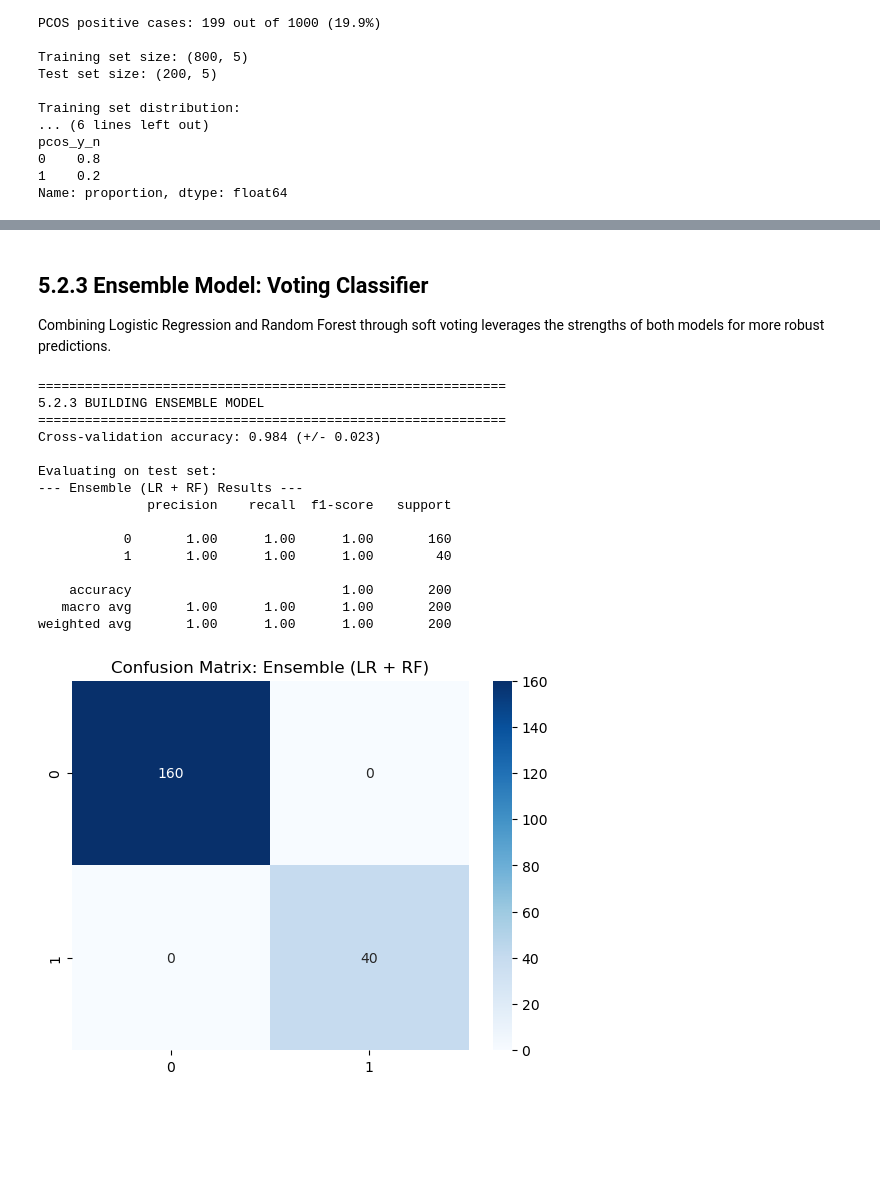
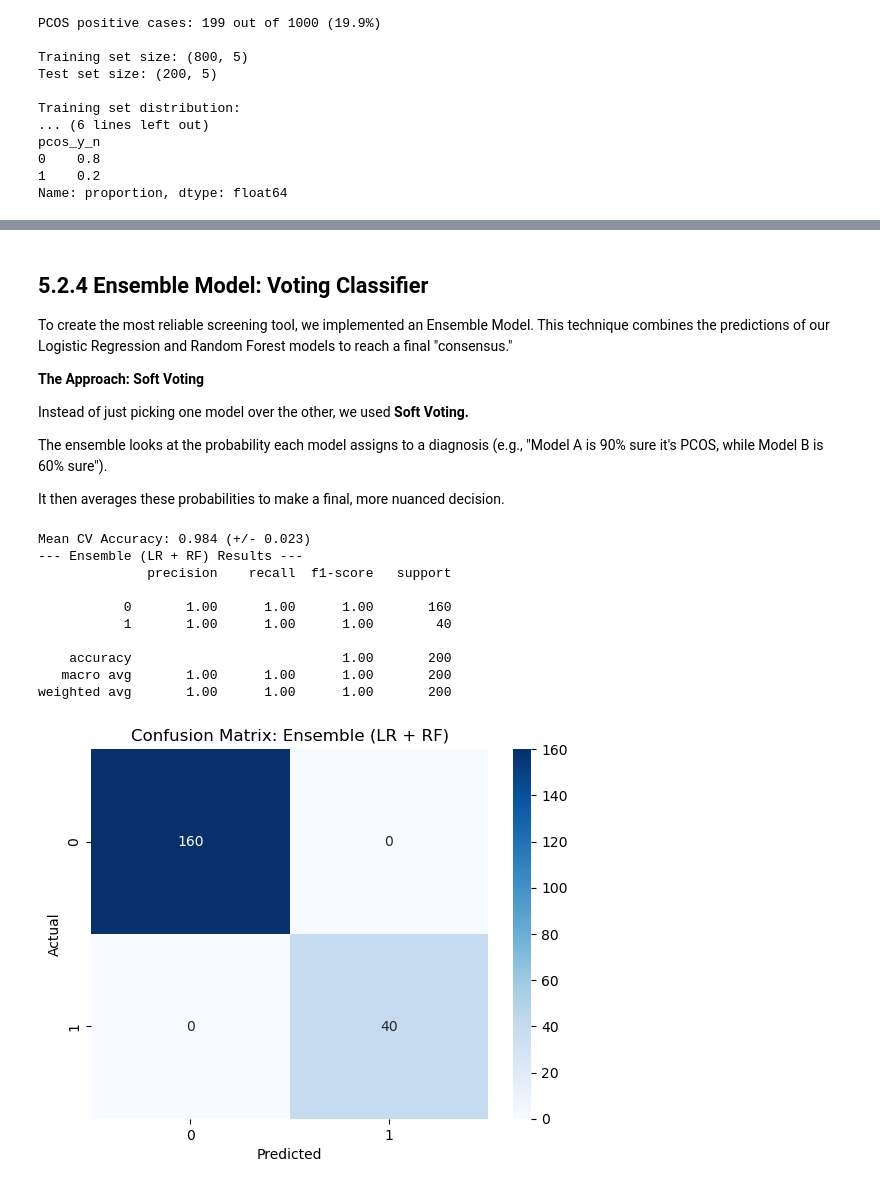
Before and after one commit to Skylar-Lorena/pcos-clinical-screening-ml, a Jupyter notebook: notebooks/pcos_analysis.ipynb, the cells around one changed output, grey strips where cells are left out. Drawn from its saved outputs; the diff is of its cells as text; code cells hidden in the pictures; blank space fills up the shorter version.

```diff
--- a/notebooks/pcos_analysis.ipynb
+++ b/notebooks/pcos_analysis.ipynb
@@ -175,33 +214,21 @@ First, we establish a simple, interpretable baseline using logistic regression.T
 # %%
-print("\n" + "=" * 60)
-print("5.2.1 TRAINING BASELINE LOGISTIC REGRESSION")
-print("=" * 60)
-
 # Create pipeline with scaling and logistic regression
 pipe_lr = Pipeline(
     [
         ("scaler", StandardScaler()),
         (
             "classifier",
-            LogisticRegression(
-                max_iter=1000,
-                random_state=42,
-                class_weight="balanced",  # Handle potential class imbalance
-            ),
+            LogisticRegression(max_iter=1000, random_state=42, class_weight="balanced"),
         ),
     ]
 )
 
-# Train the pipeline
+# Train and perform Cross-Validation
 pipe_lr.fit(X_train, y_train)
+cv_scores = cross_val_score(pipe_lr, X_train, y_train, cv=5)
 
-# Cross-validation score
-cv_scores = cross_val_score(pipe_lr, X_train, y_train, cv=5, scoring="accuracy")
-print(
-    f"Cross-validation accuracy: {cv_scores.mean():.3f} (+/- {cv_scores.std() * 2:.3f})"
-)
+print(f"Mean CV Accuracy: {cv_scores.mean():.3f} (+/- {cv_scores.std() * 2:.3f})")
 
-# Evaluate using our function
-print("\nEvaluating on test set:")
+# Evaluate performance
 evaluate_pcos_model(pipe_lr, X_test, y_test, "Logistic Regression Pipeline")
 # %% [output]
@@ -304,49 +333,45 @@ testosterone_levelng_dl    0.155658
 # %% [markdown]
-## 5.2.3 Ensemble Model: Voting Classifier
+## 5.2.4 Ensemble Model: Voting Classifier
 
-Combining Logistic Regression and Random Forest through soft voting leverages the strengths of both models for more robust predictions.
+To create the most reliable screening tool, we implemented an Ensemble Model. This technique combines the predictions of our Logistic Regression and Random Forest models to reach a final "consensus."
+
+**The Approach: Soft Voting**
+
+Instead of just picking one model over the other, we used **Soft Voting.**
+
+The ensemble looks at the probability each model assigns to a diagnosis (e.g., "Model A is 90% sure it's PCOS, while Model B is 60% sure").
+
+It then averages these probabilities to make a final, more nuanced decision.
 # %%
-print("\n" + "=" * 60)
-print("5.2.3 BUILDING ENSEMBLE MODEL")
-print("=" * 60)
-
-# Create ensemble with both models
+# Create the ensemble with our two previous pipelines
 ensemble = VotingClassifier(
     estimators=[("logistic_regression", pipe_lr), ("random_forest", pipe_rf)],
     voting="soft",
 )
 
 # Train the ensemble
 ensemble.fit(X_train, y_train)
 
-# Cross-validation score
-cv_scores_ensemble = cross_val_score(
-    ensemble, X_train, y_train, cv=5, scoring="accuracy"
-)
+# Perform Cross-Validation to ensure stability
+cv_scores_ens = cross_val_score(ensemble, X_train, y_train, cv=5)
 print(
-    f"Cross-validation accuracy: {cv_scores_ensemble.mean():.3f} (+/- {cv_scores_ensemble.std() * 2:.3f})"
+    f"Mean CV Accuracy: {cv_scores_ens.mean():.3f} (+/- {cv_scores_ens.std() * 2:.3f})"
 )
 
-# Evaluate using our function
-print("\nEvaluating on test set:")
+# Final Evaluation
 evaluate_pcos_model(ensemble, X_test, y_test, "Ensemble (LR + RF)")
 # %% [output]
-============================================================
-5.2.3 BUILDING ENSEMBLE MODEL
-============================================================
-Cross-validation accuracy: 0.984 (+/- 0.023)
-
-Evaluating on test set:
+Mean CV Accuracy: 0.984 (+/- 0.023)
 --- Ensemble (LR + RF) Results ---
               precision    recall  f1-score   support
 
            0       1.00      1.00      1.00       160
            1       1.00      1.00      1.00        40
 
     accuracy                           1.00       200
    macro avg       1.00      1.00      1.00       200
 weighted avg       1.00      1.00      1.00       200
-[figure, old version]
+[figure, new version]
 # %% [markdown]
 ## 5.2.4 Model Comparison
 
```
Also changed, not shown: parts of 25 cells of this notebook, 2 other files.
